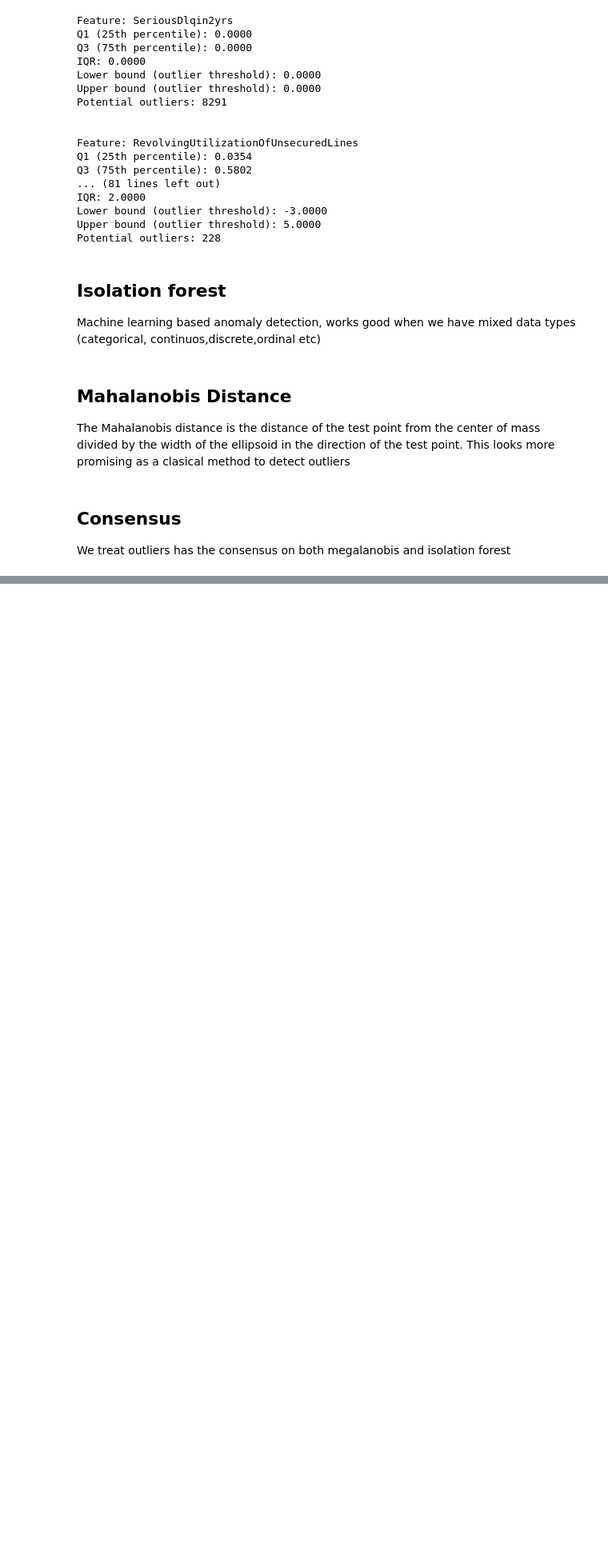
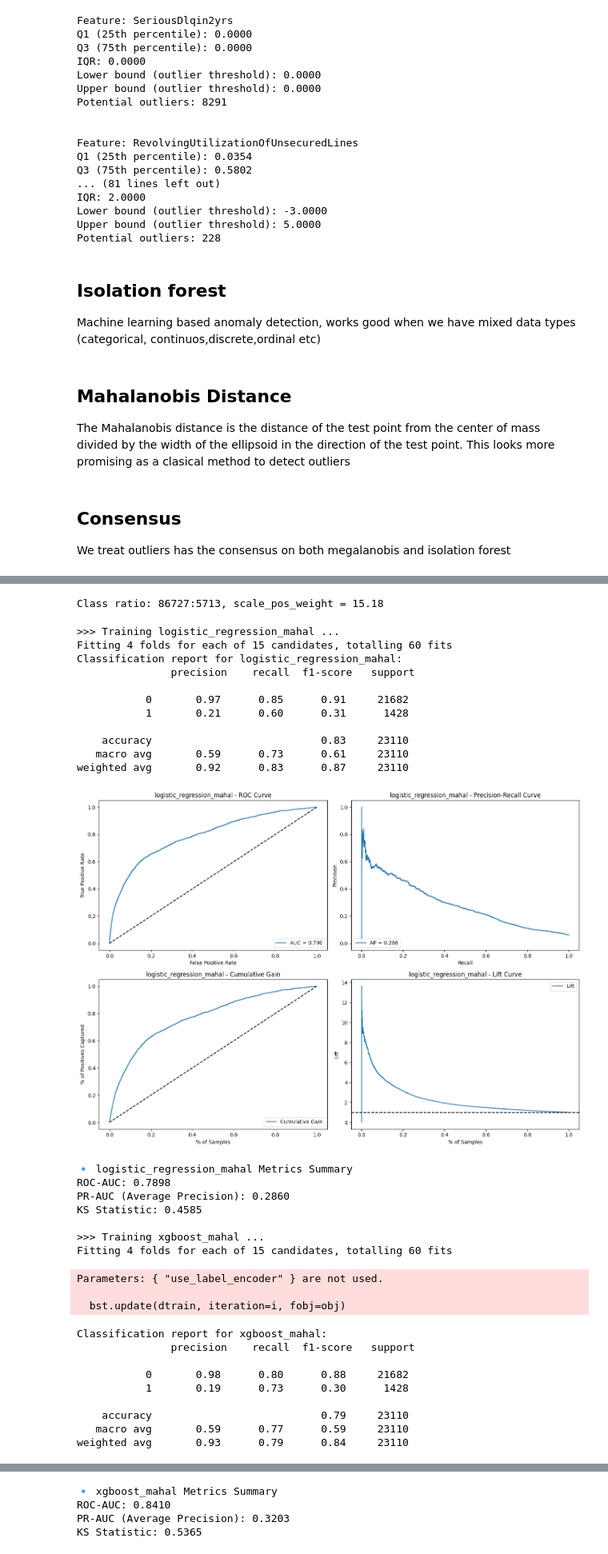
Before and after one commit to IvanLewkowicz/Credit-Risk-Prediction, a Jupyter notebook: notebooks/1-IL-initial-exploration.ipynb, the cells around one changed output, grey strips where cells are left out. Shown at 80% size. Drawn from its saved outputs; the diff is of its cells as text; code cells hidden in the pictures; blank space fills up the shorter version.

```diff
--- a/notebooks/1-IL-initial-exploration.ipynb
+++ b/notebooks/1-IL-initial-exploration.ipynb
@@ -324,0 +691,3 @@ Bien, ya tengo ubicados los posibles outliners para cada
+# %%
+df_out_mahal = multivariate_outliers_mahalanobis(X, X.columns, alpha=0.001)
+df_out_mahal.Outlier.value_counts()
@@ -324,0 +699,6 @@ Bien, ya tengo ubicados los posibles outliners para cada
+# %%
+mask_inliers = df_out_mahal["Outlier"] == False
+
+# Step 3: filter your X and y
+X_clean = X[mask_inliers].reset_index(drop=True)
+y_clean = y[mask_inliers].reset_index(drop=True)
@@ -324,0 +714,43 @@ Bien, ya tengo ubicados los posibles outliners para cada
+# %%
+X_train, X_test, y_train, y_test = get_train_test(X_clean,y_clean)
+# %%
+sufix = 'mahal'
+models = get_models(sufix,y_train)
+# %% [output]
+Class ratio: 86727:5713, scale_pos_weight = 15.18
+# %%
+cv = StratifiedKFold(n_splits=4, shuffle=True, random_state=42)
+for name, config in models.items():
+    generate_train_test_report(name,config,X_train, X_test, y_train, y_test,cv)
+# %% [output]
+>>> Training logistic_regression_mahal ...
+Fitting 4 folds for each of 15 candidates, totalling 60 fits
+Classification report for logistic_regression_mahal:
+               precision    recall  f1-score   support
+
+           0       0.97      0.85      0.91     21682
+           1       0.21      0.60      0.31      1428
+
+    accuracy                           0.83     23110
+   macro avg       0.59      0.73      0.61     23110
+weighted avg       0.92      0.83      0.87     23110
+[figure, added]
+🔹 logistic_regression_mahal Metrics Summary
+ROC-AUC: 0.7898
+PR-AUC (Average Precision): 0.2860
+KS Statistic: 0.4585
+
+>>> Training xgboost_mahal ...
+Fitting 4 folds for each of 15 candidates, totalling 60 fits
+Parameters: { "use_label_encoder" } are not used.
+
+  bst.update(dtrain, iteration=i, fobj=obj)
+Classification report for xgboost_mahal:
+               precision    recall  f1-score   support
+
+           0       0.98      0.80      0.88     21682
+           1       0.19      0.73      0.30      1428
+
+    accuracy                           0.79     23110
+   macro avg       0.59      0.77      0.59     23110
+weighted avg       0.93      0.79      0.84     23110
@@ -324,0 +758,4 @@ Bien, ya tengo ubicados los posibles outliners para cada
+🔹 xgboost_mahal Metrics Summary
+ROC-AUC: 0.8410
+PR-AUC (Average Precision): 0.3203
+KS Statistic: 0.5365
```
Also changed, not shown: parts of 50 cells of this notebook, 2 other files.
